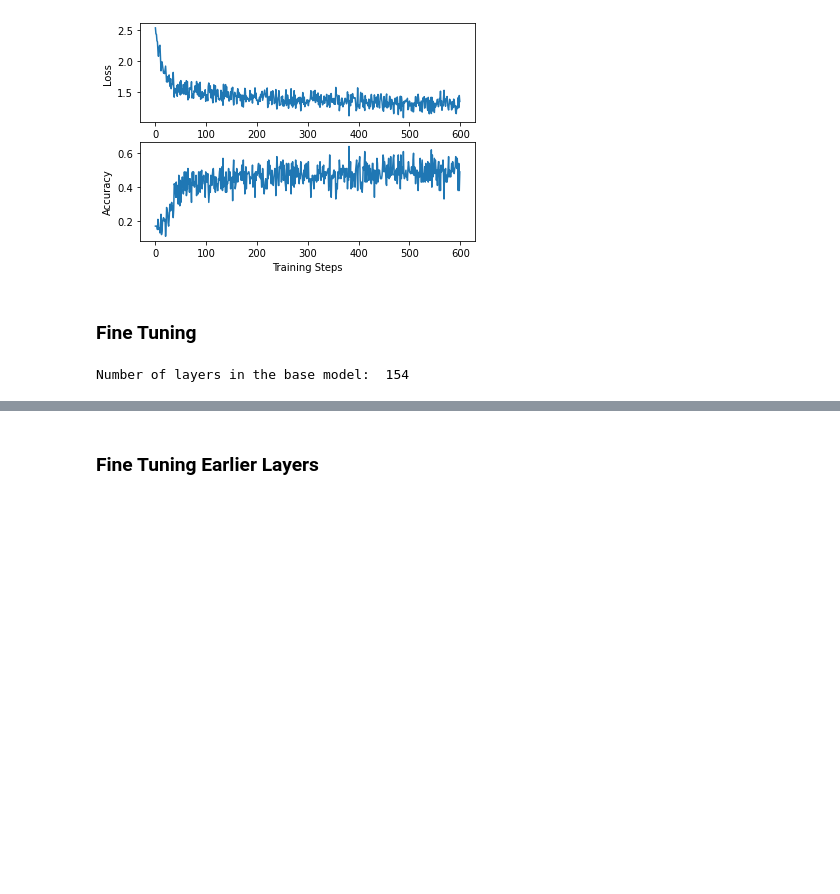
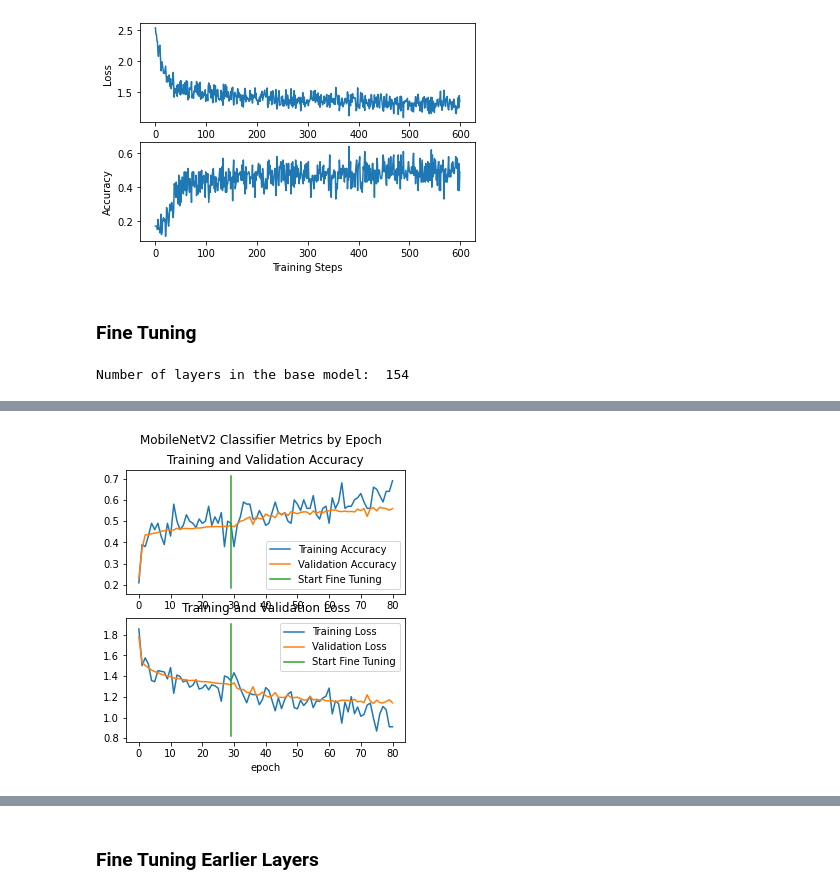
Before and after one commit to ryanhantruong/cbis-ddsm-classifier, a Jupyter notebook: Transfer_Learning_Classification.ipynb, the cells around one changed output, grey strips where cells are left out. Drawn from its saved outputs; the diff is of its cells as text; code cells hidden in the pictures; blank space fills up the shorter version.

```diff
--- a/Transfer_Learning_Classification.ipynb
+++ b/Transfer_Learning_Classification.ipynb
@@ -265,34 +263,36 @@ Epoch 39/80
 # %%
 acc += history_fine.history['sparse_categorical_accuracy']
 val_acc += history_fine.history['val_sparse_categorical_accuracy']
 
 loss += history_fine.history['loss']
 val_loss += history_fine.history['val_loss']
 
-fig = plt.figure(figsize=(5, 5))
+fig = plt.figure(figsize=(6, 6))
 plt.suptitle('MobileNetV2 Classifier Metrics by Epoch')
 
 plt.subplot(2, 1, 1)
 plt.plot(acc, label='Training Accuracy')
 plt.plot(val_acc, label='Validation Accuracy')
 #plt.ylim([0.8, 1])
 plt.plot([initial_epochs-1,initial_epochs-1],
           plt.ylim(), label='Start Fine Tuning')
 plt.legend(loc='lower right')
 plt.title('Training and Validation Accuracy')
 
 plt.subplot(2, 1, 2)
 plt.plot(loss, label='Training Loss')
 plt.plot(val_loss, label='Validation Loss')
 #plt.ylim([0, 1.0])
 plt.plot([initial_epochs-1,initial_epochs-1],
          plt.ylim(), label='Start Fine Tuning')
 plt.legend(loc='upper right')
 plt.title('Training and Validation Loss')
 plt.xlabel('epoch')
 plt.show()
 
 fig.savefig(f'training_by_epoch{get_datetime_id()}.png',dpi=300)
+# %% [output]
+[figure, added]
 # %%
 fig2 = plt.figure(figsize=(9,3))
 plt.suptitle('MobileNetV2 Classification Metrics by Step')
```
Also changed, not shown: parts of 6 cells of this notebook.
